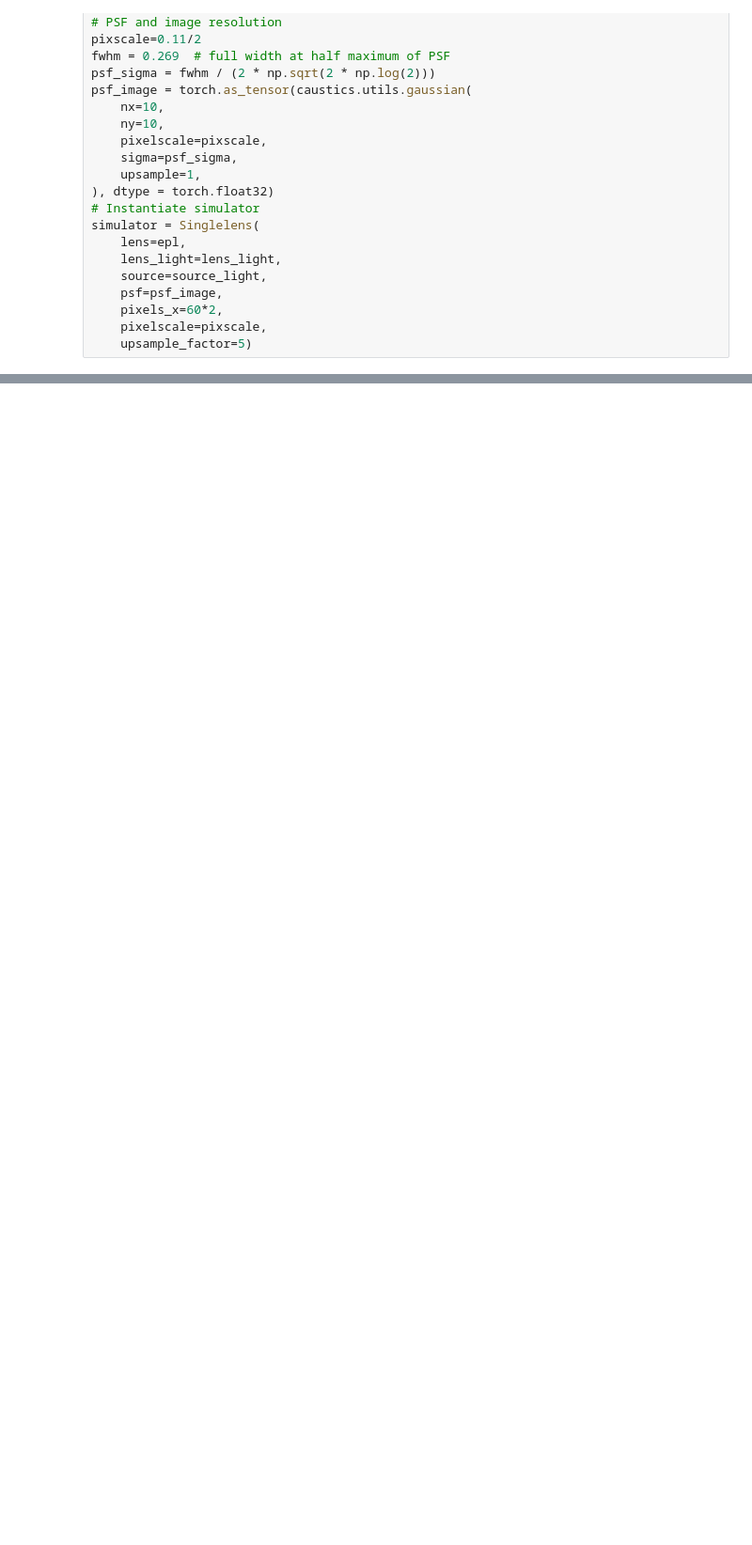
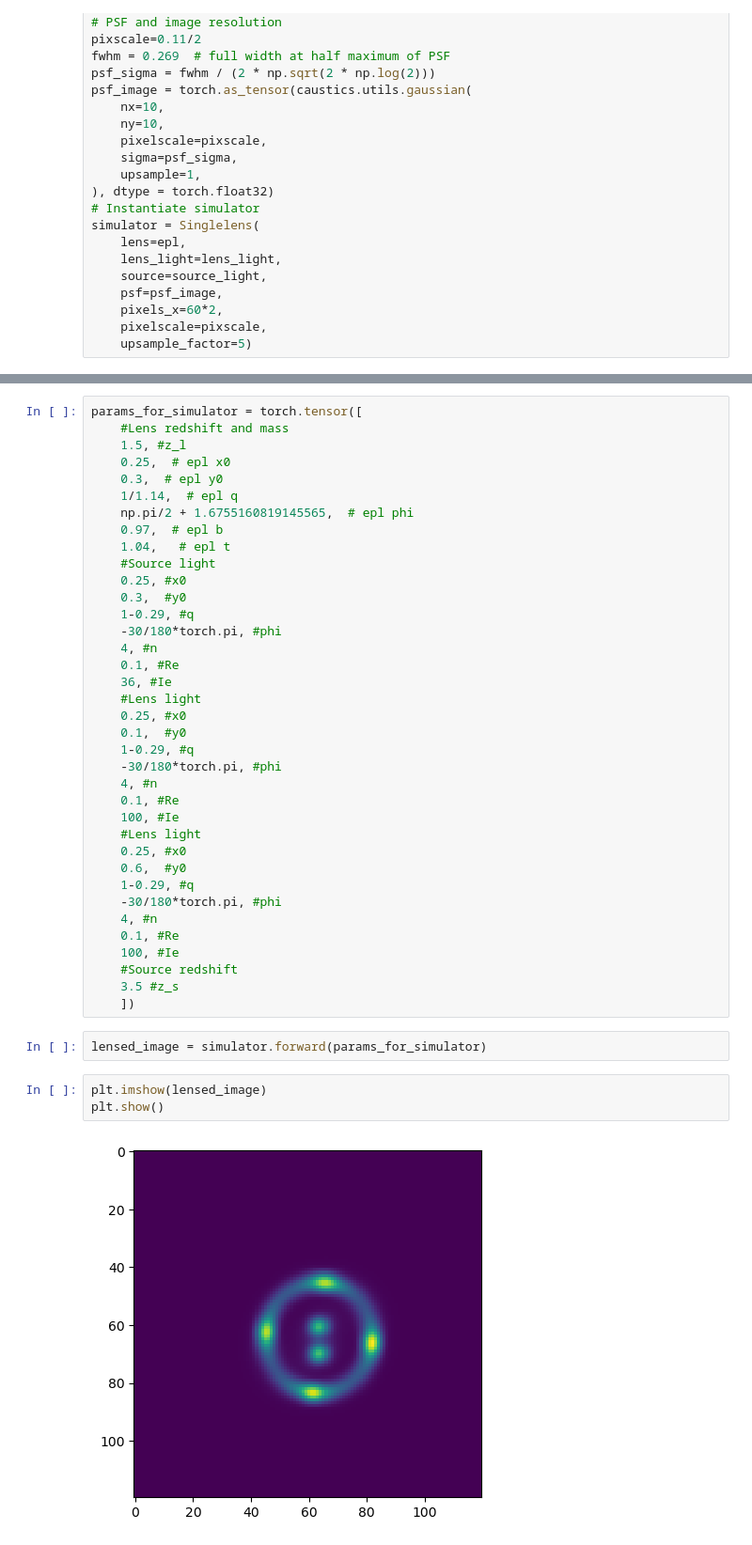
Before and after one commit to Ciela-Institute/caustics, a Jupyter notebook: docs/source/tutorials/BasicCustomSimulator.ipynb, the cells around one changed output, grey strips where cells are left out. Shown: that part at 94% size. Saved outputs shown, nothing was run; the diff lists cells and outputs as text; blank space fills up the shorter version.

```diff
--- a/docs/source/tutorials/BasicCustomSimulator.ipynb
+++ b/docs/source/tutorials/BasicCustomSimulator.ipynb
@@ -284,0 +329,44 @@ class Lens_only(caustics.Simulator):
+# %%
+params_for_simulator = torch.tensor([
+    #Lens redshift and mass
+    1.5, #z_l
+    0.25,  # epl x0
+    0.3,  # epl y0
+    1/1.14,  # epl q
+    np.pi/2 + 1.6755160819145565,  # epl phi
+    0.97,  # epl b
+    1.04,   # epl t
+    #Source light
+    0.25, #x0
+    0.3,  #y0
+    1-0.29, #q
+    -30/180*torch.pi, #phi
+    4, #n
+    0.1, #Re
+    36, #Ie
+    #Lens light
+    0.25, #x0
+    0.1,  #y0
+    1-0.29, #q
+    -30/180*torch.pi, #phi
+    4, #n
+    0.1, #Re
+    100, #Ie
+    #Lens light
+    0.25, #x0
+    0.6,  #y0
+    1-0.29, #q
+    -30/180*torch.pi, #phi
+    4, #n
+    0.1, #Re
+    100, #Ie
+    #Source redshift
+    3.5 #z_s
+    ])
+# %%
+lensed_image = simulator.forward(params_for_simulator)
+# %%
+plt.imshow(lensed_image)
+plt.show()
+# %% [output]
+[figure, added]
```
Also changed, not shown: parts of 17 cells of this notebook.
